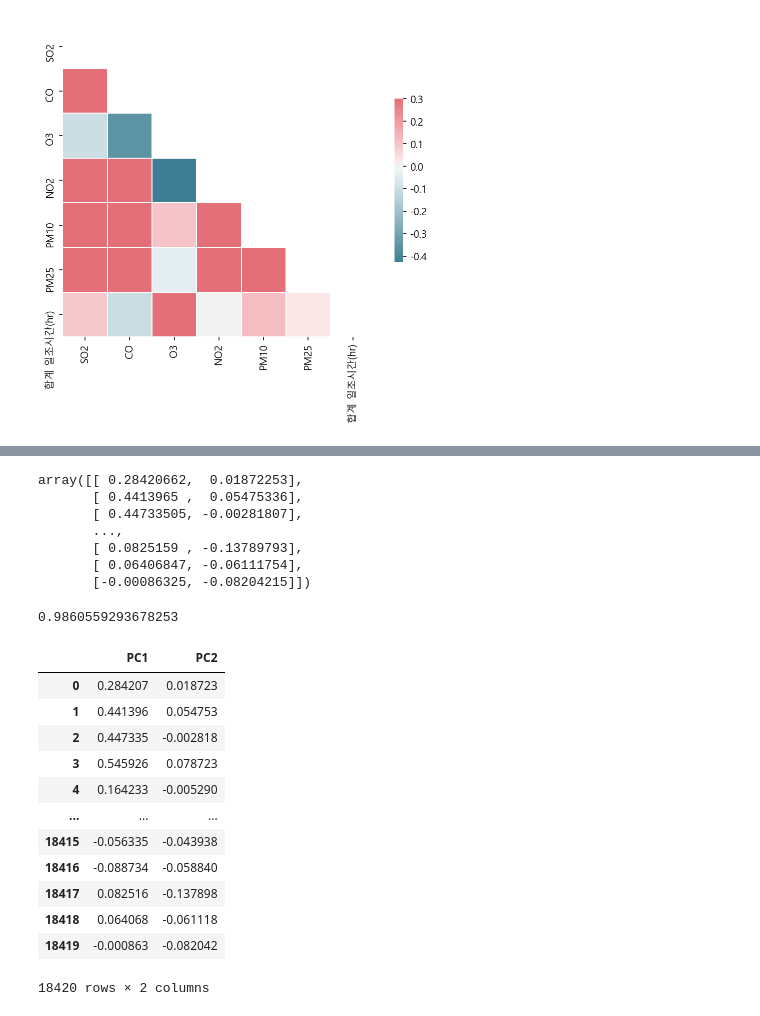
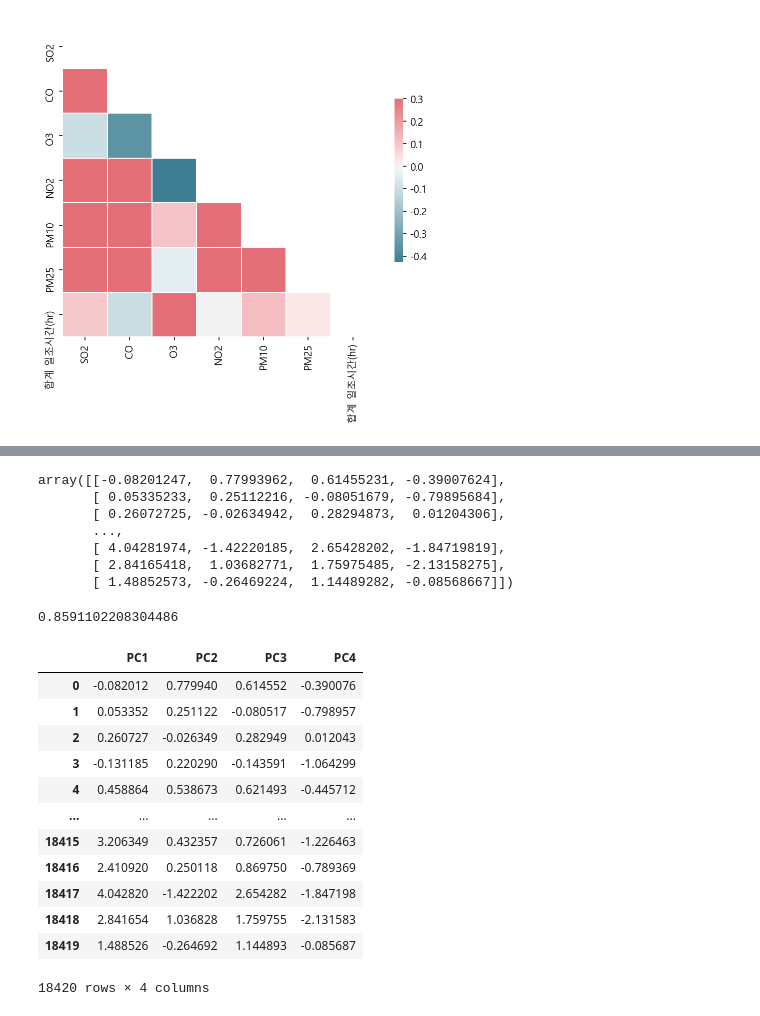
Before and after one commit to jyeon94/Learning_Spoons_Second_Project, a Jupyter notebook: 버전관리/project2.1_PCA_ver3.ipynb, the cells around one changed output, grey strips where cells are left out. Saved outputs shown, nothing was run; the diff lists cells and outputs as text; code cells hidden in the pictures.

```diff
--- a/버전관리/project2.1_PCA_ver3.ipynb
+++ b/버전관리/project2.1_PCA_ver3.ipynb
@@ -89,8 +95,8 @@ sns.heatmap(corr, mask=mask, cmap=cmap, vmax=.3, center=0,
 # %%
 # 데이터의 스케일을 맞추기 위해 표준화 한다.
 
-# tomato_std = StandardScaler().fit_transform(tom_f)
-tomato_std = Normalizer().fit_transform(tom_f)
+tomato_std = StandardScaler().fit_transform(tom_f)
+# tomato_std = Normalizer().fit_transform(tom_f)
 tomato_std = pd.DataFrame(tomato_std)
 tomato_std.columns=['SO2','CO','O3','NO2','PM10','PM25','합계 일조시간(hr)']
 tomato_std
@@ -186,5 +186,5 @@ plt.show()
 # %%
 # 주성분의 개수를 4개로 하여 주성분 분석
-pca = PCA(n_components = 2)
+pca = PCA(n_components = 4)
 pca
 # %% [output]
@@ -195,36 +195,36 @@ PCA(copy=True, iterated_power='auto', n_components=2, random_state=None,
 pca_values = pca.fit_transform(tomato_std)
 pca_values
 # %% [output]
-array([[ 0.28420662,  0.01872253],
-       [ 0.4413965 ,  0.05475336],
-       [ 0.44733505, -0.00281807],
+array([[-0.08201247,  0.77993962,  0.61455231, -0.39007624],
+       [ 0.05335233,  0.25112216, -0.08051679, -0.79895684],
+       [ 0.26072725, -0.02634942,  0.28294873,  0.01204306],
        ...,
-       [ 0.0825159 , -0.13789793],
-       [ 0.06406847, -0.06111754],
-       [-0.00086325, -0.08204215]])
+       [ 4.04281974, -1.42220185,  2.65428202, -1.84719819],
+       [ 2.84165418,  1.03682771,  1.75975485, -2.13158275],
+       [ 1.48852573, -0.26469224,  1.14489282, -0.08568667]])
 # %%
 # 고유값의 누적 설명력 확인. 80% 넘는것을 확인할 수 있다.
 sum(pca.explained_variance_ratio_)
 # %% [output]
-0.9860559293678253
+0.8591102208304486
 # %%
 # 위에서 구한 주성분으로 이루어진 데이터 프레임 생성
-pcadf = pd.DataFrame(data=pca_values, columns = ['PC1', 'PC2'])
+pcadf = pd.DataFrame(data=pca_values, columns = ['PC1', 'PC2','PC3','PC4'])
 pcadf
 # %% [output]
-|  | PC1 | PC2 |
-| 0 | 0.284207 | 0.018723 |
-| 1 | 0.441396 | 0.054753 |
-| 2 | 0.447335 | -0.002818 |
-| 3 | 0.545926 | 0.078723 |
-| 4 | 0.164233 | -0.005290 |
-| ... | ... | ... |
-| 18415 | -0.056335 | -0.043938 |
-| 18416 | -0.088734 | -0.058840 |
-| 18417 | 0.082516 | -0.137898 |
-| 18418 | 0.064068 | -0.061118 |
-| 18419 | -0.000863 | -0.082042 |
+|  | PC1 | PC2 | PC3 | PC4 |
+| 0 | -0.082012 | 0.779940 | 0.614552 | -0.390076 |
+| 1 | 0.053352 | 0.251122 | -0.080517 | -0.798957 |
+| 2 | 0.260727 | -0.026349 | 0.282949 | 0.012043 |
+| 3 | -0.131185 | 0.220290 | -0.143591 | -1.064299 |
+| 4 | 0.458864 | 0.538673 | 0.621493 | -0.445712 |
+| ... | ... | ... | ... | ... |
+| 18415 | 3.206349 | 0.432357 | 0.726061 | -1.226463 |
+| 18416 | 2.410920 | 0.250118 | 0.869750 | -0.789369 |
+| 18417 | 4.042820 | -1.422202 | 2.654282 | -1.847198 |
+| 18418 | 2.841654 | 1.036828 | 1.759755 | -2.131583 |
+| 18419 | 1.488526 | -0.264692 | 1.144893 | -0.085687 |
-18420 rows × 2 columns
+18420 rows × 4 columns
 # %%
 # 처음 데이터의 변수부분을 빼고 주성분 분석으로 구한 데이터 프레임과 합친다.
 # 처음 데이터의 변수부분을 제외한 좌 우 데이터를 만든다.
```
Also changed, not shown: parts of 10 cells of this notebook, 1 other file.
